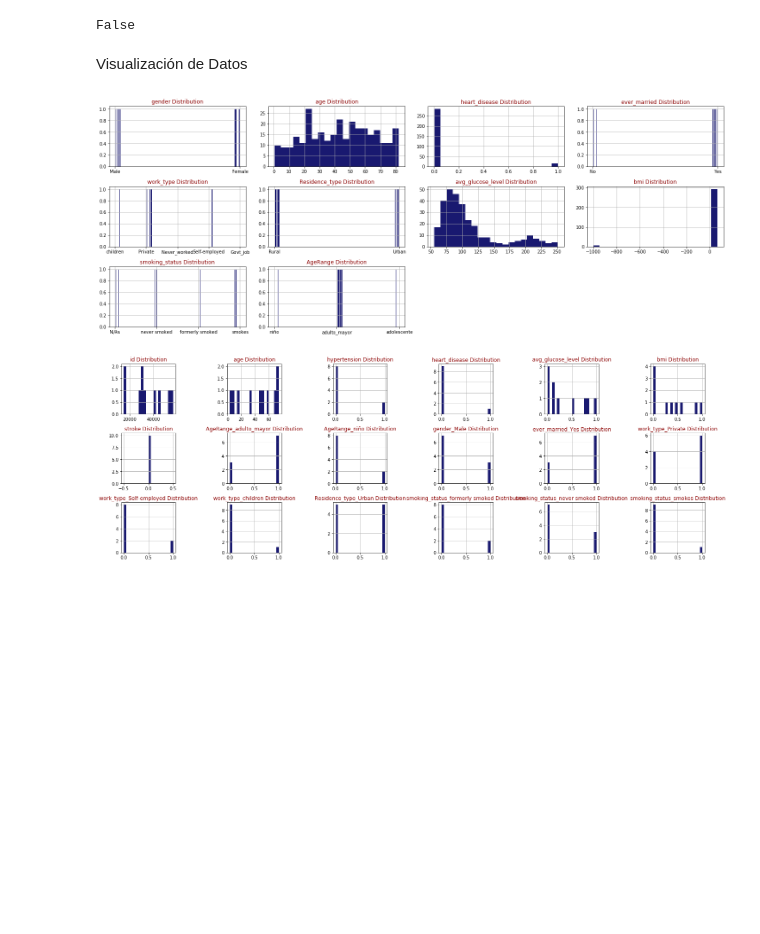
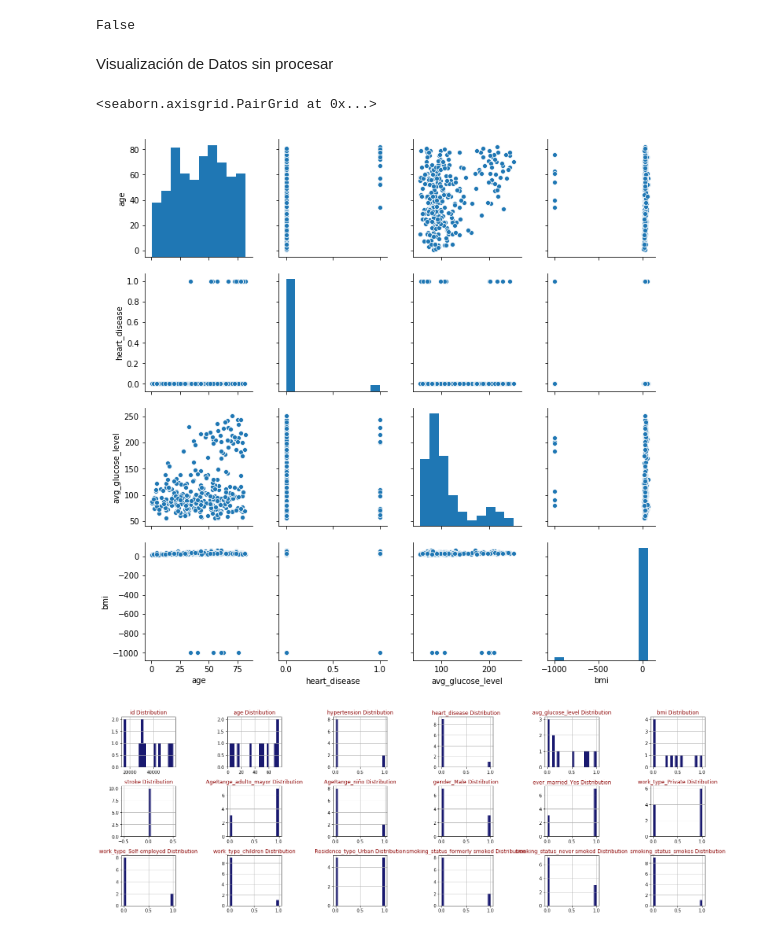
Before and after one commit to jpablofdez/DataScience, a Jupyter notebook: ProjectoFinal.ipynb, the cells around one changed output. Saved outputs shown, nothing was run; the diff lists cells and outputs as text; code cells hidden in the pictures; blank space fills up the shorter version.

```diff
--- a/ProjectoFinal.ipynb
+++ b/ProjectoFinal.ipynb
@@ -126,19 +161,10 @@ data.drop(data.columns[[2]], axis=1, inplace=True)
 # se muestran los datos por rangos de edad
 #data
 # %% [markdown]
-Visualización de Datos
+Visualización de Datos sin procesar
-# %%
-
-def draw_histograms(dataframe, features, rows, cols):
-    fig=plt.figure(figsize=(20,20))
-    for i, feature in enumerate(features):
-        ax=fig.add_subplot(rows,cols,i+1)
-        dataframe[feature].hist(bins=20,ax=ax,facecolor='midnightblue')
-        ax.set_title(feature+" Distribution",color='DarkRed')
-
-    fig.tight_layout()
-    plt.show()
-#draw_histograms(dataTest,dataTest.columns,6,3)
-draw_histograms(data,data.columns,8,4)
-# %% [output]
-[figure, removed]
+# %%
+#EDA
+sns.pairplot(data)
+# %% [output]
+<seaborn.axisgrid.PairGrid at 0x...>
+[figure, added]
```
Also changed, not shown: parts of 6 cells of this notebook.
